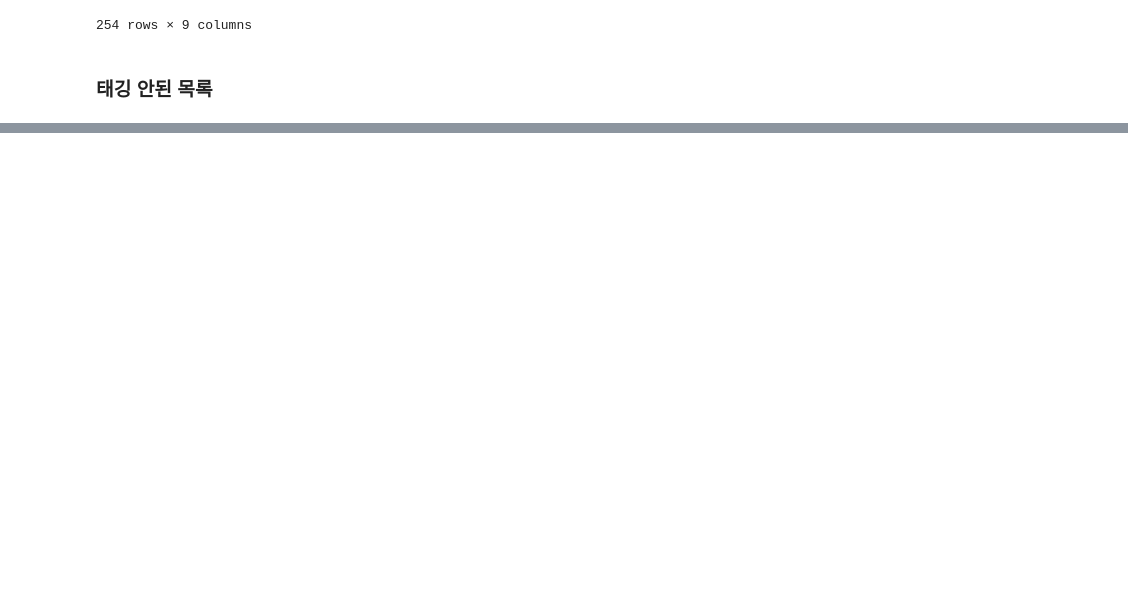
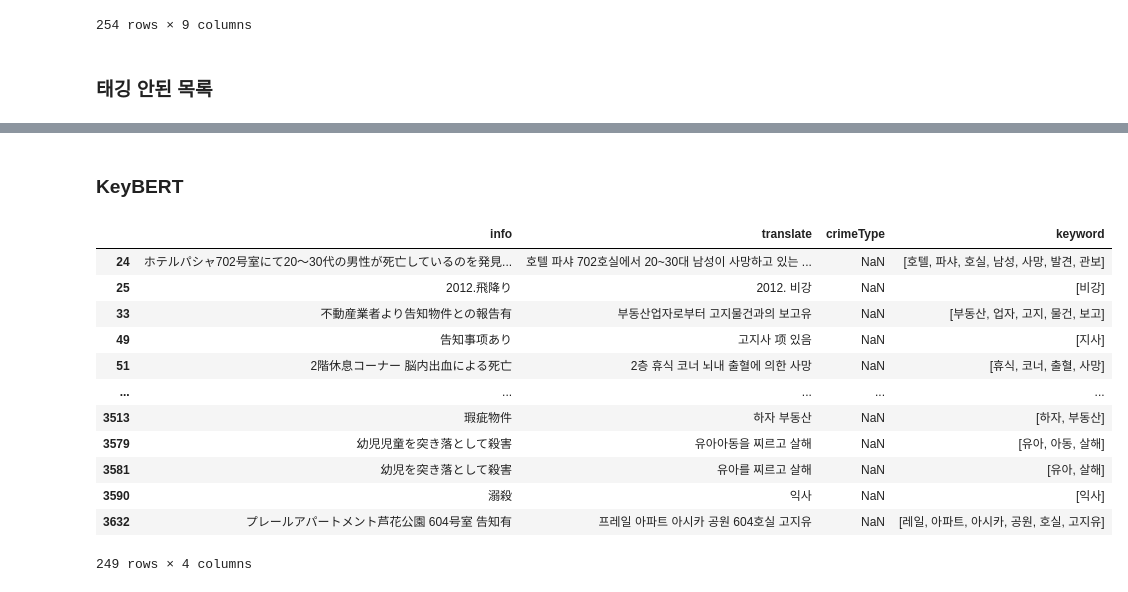
Before and after one commit to zinnie1025/AirbnbWise, a Jupyter notebook: Dataset_Processing/yunyoung/oshima_data_tagging.ipynb, the cells around one changed output, grey strips where cells are left out. Cells and saved outputs as stored; diff of their text form; code cells hidden in the pictures; blank space fills up the shorter version.

```diff
--- a/Dataset_Processing/yunyoung/oshima_data_tagging.ipynb
+++ b/Dataset_Processing/yunyoung/oshima_data_tagging.ipynb
@@ -682,0 +685,3 @@ set(list(crime_na_info))
+# %%
+crime_na_df = df_unique.loc[df_unique['crimeType'].isna(), ['info' , 'translate', 'crimeType']]
+crime_na_df
@@ -682,0 +702,2 @@ set(list(crime_na_info))
+# %% [markdown]
+### KeyBERT
@@ -682,0 +725,17 @@ set(list(crime_na_info))
+# %%
+crime_na_df['keyword'] = crime_na_df['translate'].map(noun_extractor)
+crime_na_df
+# %% [output]
+|  | info | translate | crimeType | keyword |
+| 24 | ホテルパシャ702号室にて20～30代の男性が死亡しているのを発見... | 호텔 파샤 702호실에서 20~30대 남성이 사망하고 있는 ... | NaN | [호텔, 파샤, 호실, 남성, 사망, 발견, 관보] |
+| 25 | 2012.飛降り | 2012. 비강 | NaN | [비강] |
+| 33 | 不動産業者より告知物件との報告有 | 부동산업자로부터 고지물건과의 보고유 | NaN | [부동산, 업자, 고지, 물건, 보고] |
+| 49 | 告知事项あり | 고지사 项 있음 | NaN | [지사] |
+| 51 | 2階休息コーナー 脳内出血による死亡 | 2층 휴식 코너 뇌내 출혈에 의한 사망 | NaN | [휴식, 코너, 출혈, 사망] |
+| ... | ... | ... | ... | ... |
+| 3513 | 瑕疵物件 | 하자 부동산 | NaN | [하자, 부동산] |
+| 3579 | 幼児児童を突き落として殺害 | 유아아동을 찌르고 살해 | NaN | [유아, 아동, 살해] |
+| 3581 | 幼児を突き落として殺害 | 유아를 찌르고 살해 | NaN | [유아, 살해] |
+| 3590 | 溺殺 | 익사 | NaN | [익사] |
+| 3632 | プレールアパートメント芦花公園 604号室 告知有 | 프레일 아파트 아시카 공원 604호실 고지유 | NaN | [레일, 아파트, 아시카, 공원, 호실, 고지유] |
+249 rows × 4 columns
```
Also changed, not shown: parts of 23 cells of this notebook.
